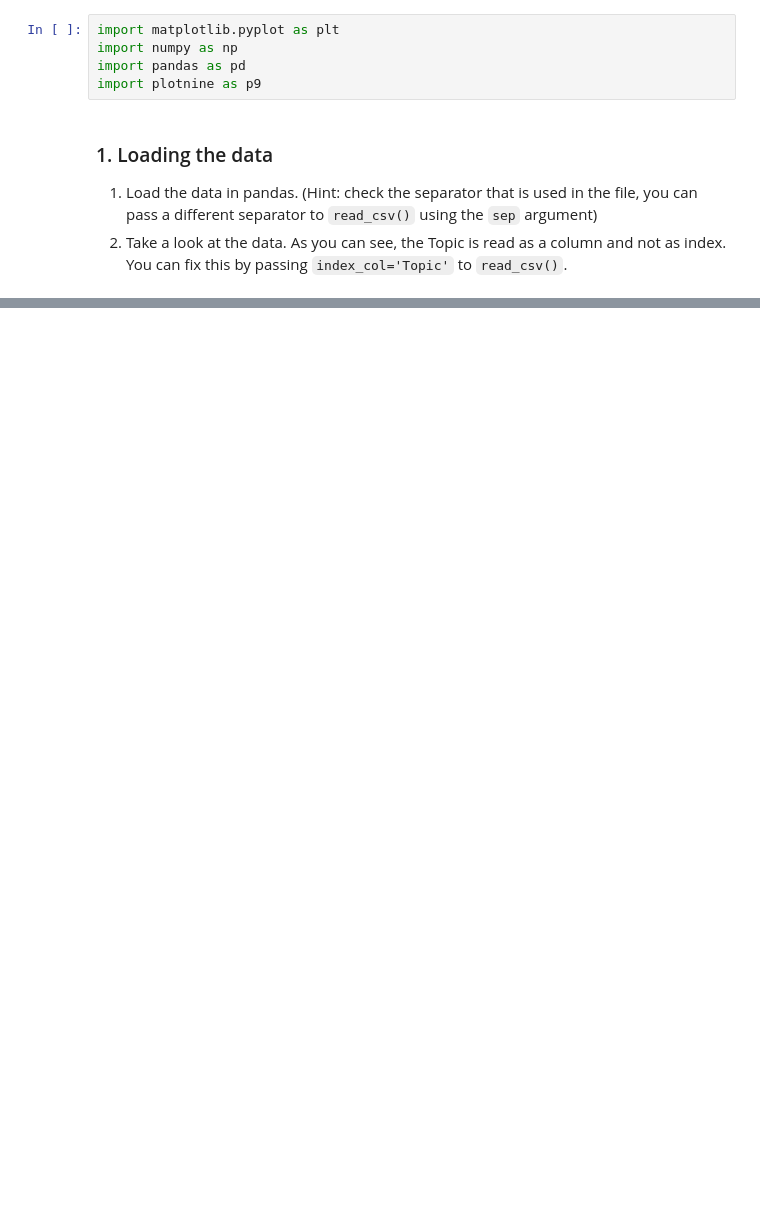
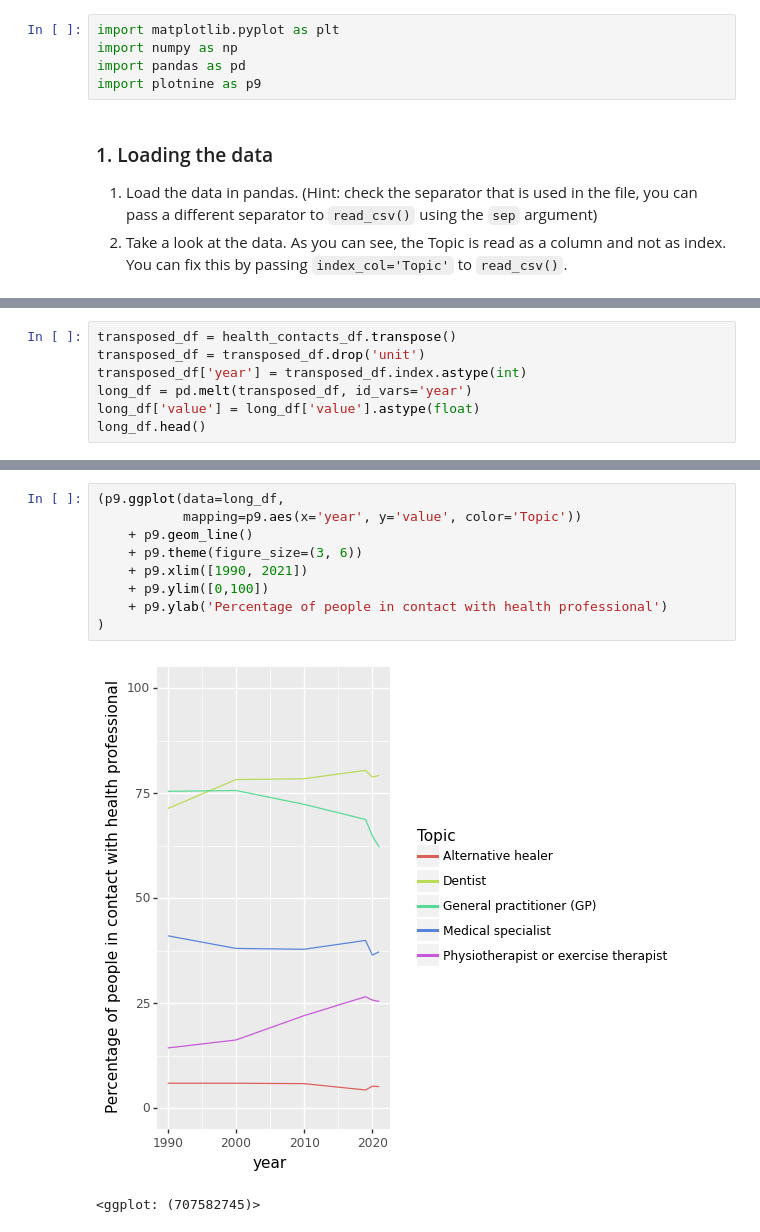
Before and after one commit to esciencecenter-digital-skills/2023-01-25-ds-python-rivm, a Jupyter notebook: files/solutions-post-workshop-exercise.ipynb, the cells around one changed output, grey strips where cells are left out. Saved outputs shown, nothing was run; the diff lists cells and outputs as text; blank space fills up the shorter version.

```diff
--- a/files/solutions-post-workshop-exercise.ipynb
+++ b/files/solutions-post-workshop-exercise.ipynb
@@ -61,0 +158,7 @@ external_causes_df = external_causes_df.rename(index=mapper)
+# %%
+transposed_df = health_contacts_df.transpose()
+transposed_df = transposed_df.drop('unit')
+transposed_df['year'] = transposed_df.index.astype(int)
+long_df = pd.melt(transposed_df, id_vars='year')
+long_df['value'] = long_df['value'].astype(float)
+long_df.head()
@@ -62,3 +172,15 @@ external_causes_df = external_causes_df.rename(index=mapper)
+# %%
+(p9.ggplot(data=long_df,
+           mapping=p9.aes(x='year', y='value', color='Topic'))
+    + p9.geom_line()
+    + p9.theme(figure_size=(3, 6))
+    + p9.xlim([1990, 2021])
+    + p9.ylim([0,100])
+    + p9.ylab('Percentage of people in contact with health professional')
+)
+# %% [output]
+[figure, added]
+<ggplot: (707582745)>
 # %% [markdown]
 Other questions:
 * Write a function that only keeps the last part of the index names (i.e. splitting on '|')
```
Also changed, not shown: parts of 18 cells of this notebook.
